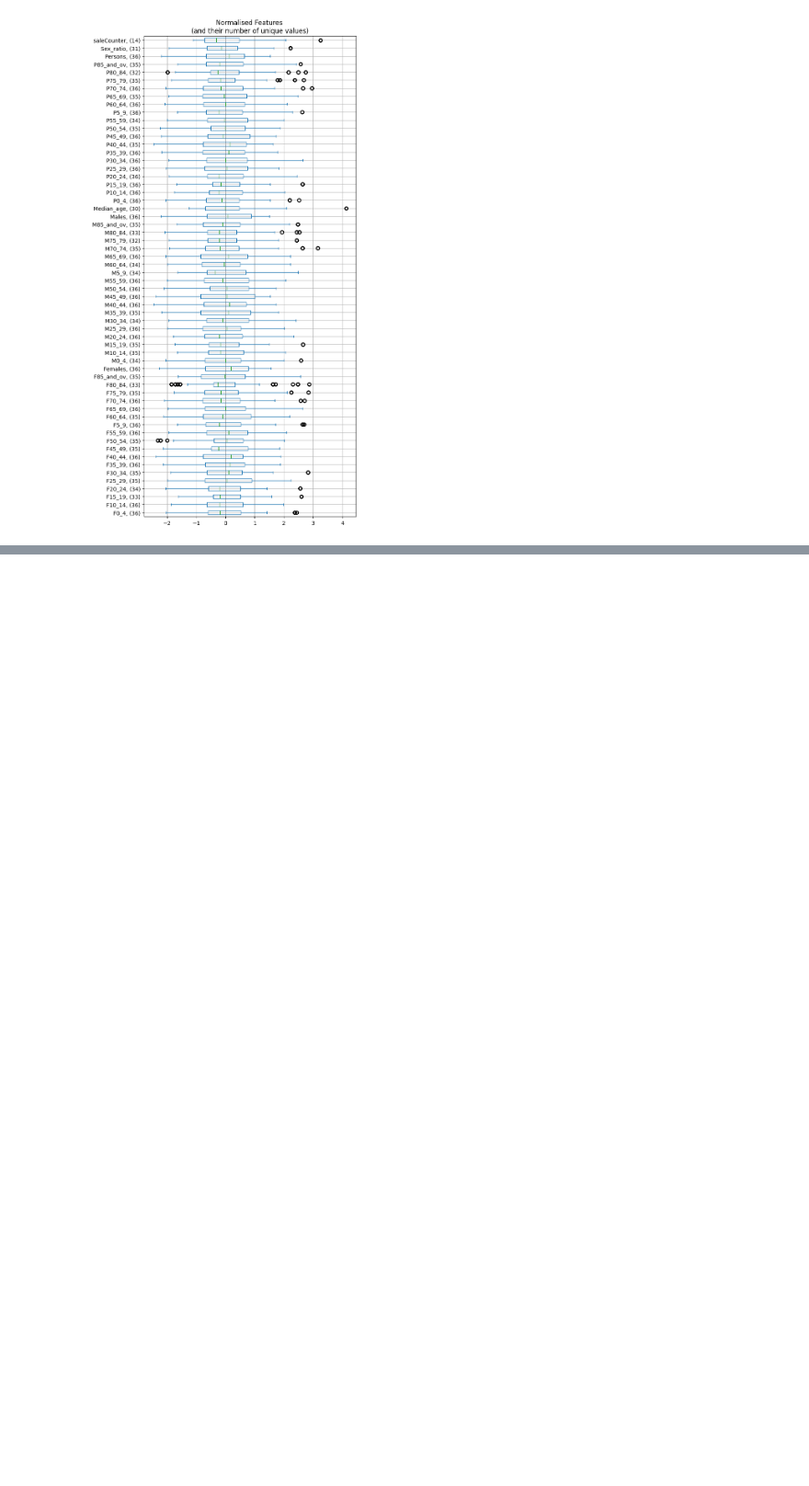
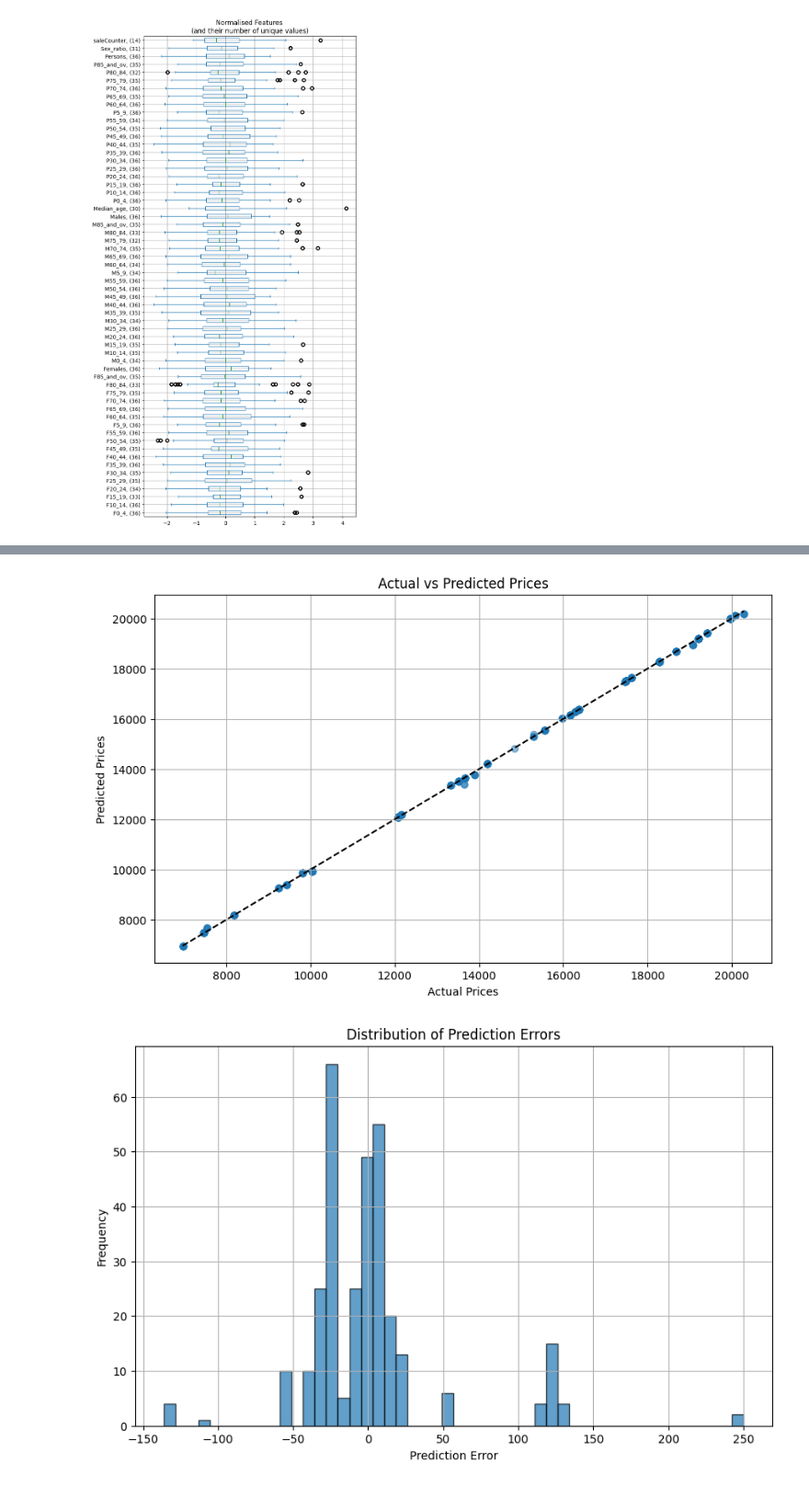
Before and after one commit to Tell1/prop-recommender, a Jupyter notebook: notebooks/clean_features.ipynb, the cells around one changed output, grey strips where cells are left out. Shown at 92% size. Drawn from its saved outputs; the diff is of its cells as text; code cells hidden in the pictures; blank space fills up the shorter version.

```diff
--- a/notebooks/clean_features.ipynb
+++ b/notebooks/clean_features.ipynb
@@ -220,0 +200,30 @@ KeyError: "['primaryPurpose_RESIDENCE', 'primaryPurpose_OFFICE', 'primaryPurpose
+# %%
+import pandas as pd
+import matplotlib.pyplot as plt
+
+# Assuming 'y_actual' contains the actual prices and 'y_predicted' contains the predicted prices
+y_predicted = y_pred
+y_actual = y_test
+
+# Scatter plot of actual vs predicted prices
+plt.figure(figsize=(10, 6))
+plt.scatter(y_actual, y_predicted, alpha=0.5)
+plt.title('Actual vs Predicted Prices')
+plt.xlabel('Actual Prices')
+plt.ylabel('Predicted Prices')
+plt.plot([y_actual.min(), y_actual.max()], [y_actual.min(), y_actual.max()], 'k--') # Diagonal line for reference
+plt.grid(True)
+plt.show()
+
+# Histogram of prediction errors
+errors = y_actual - y_predicted
+plt.figure(figsize=(10, 6))
+plt.hist(errors, bins=50, edgecolor='k', alpha=0.7)
+plt.title('Distribution of Prediction Errors')
+plt.xlabel('Prediction Error')
+plt.ylabel('Frequency')
+plt.grid(True)
+plt.show()
+# %% [output]
+[figure, added]
+[figure, added]
```
Also changed, not shown: parts of 13 cells of this notebook.
